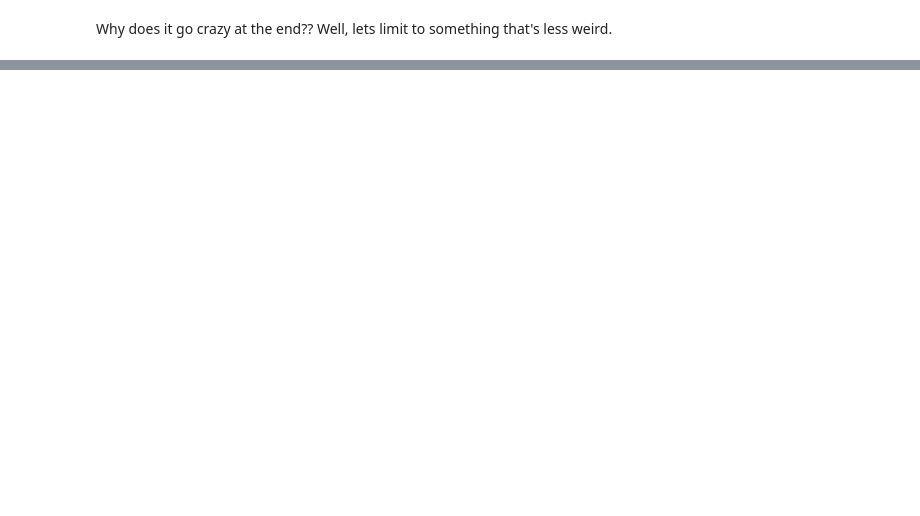
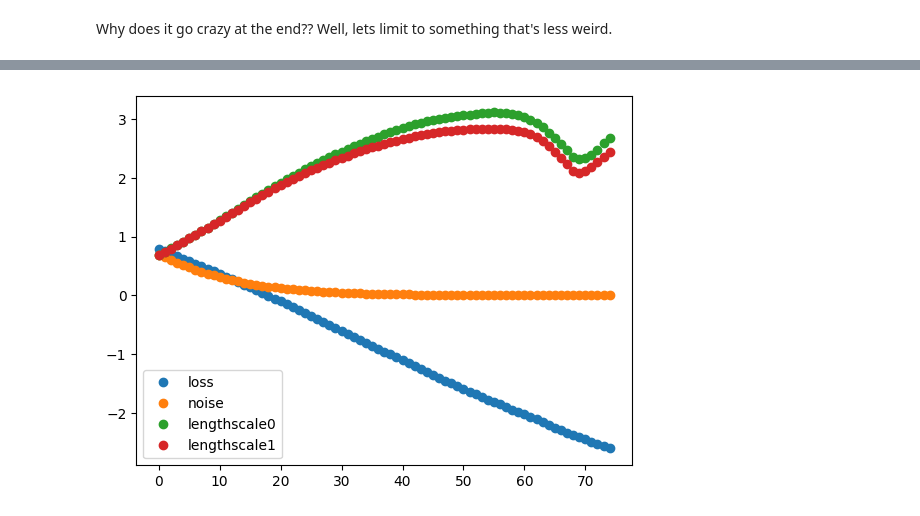
Before and after one commit to eteq/m31_jwst_2609, a Jupyter notebook: content/proof_of_concept_specphot2.ipynb, the cells around one changed output, grey strips where cells are left out. Drawn from its saved outputs; the diff is of its cells as text; code cells hidden in the pictures; blank space fills up the shorter version.

```diff
--- a/content/proof_of_concept_specphot2.ipynb
+++ b/content/proof_of_concept_specphot2.ipynb
@@ -309,0 +371,49 @@ with torch.no_grad(), gpytorch.settings.fast_pred_var():
+# %%
+validation_fraction = .5
+nvalid = int(X.shape[0]*validation_fraction)
+
+idxs = np.random.permutation(X.shape[0])
+X_test = X[idxs[:nvalid]]
+y0_test = y0[idxs[:nvalid]]
+
+X_train = X[idxs[nvalid:]]
+y0_train = y0[idxs[nvalid:]]
+# %%
+likelihood = gpytorch.likelihoods.GaussianLikelihood().to(torch_device)
+model = ExactGPModel(X_train, y0_train, likelihood).to(torch_device)
+
+model.train()
+
+optimizer = torch.optim.Adam(model.parameters(), lr=0.1)
+
+mll = gpytorch.mlls.ExactMarginalLogLikelihood(likelihood, model).to(torch_device)
+
+
+fits = []
+t = tqdm(range(75))
+for i in t:
+    # Zero gradients from previous iteration
+    optimizer.zero_grad()
+    # Output from model
+    output = model(X_train)
+    # Calc loss and backprop gradients
+    loss = -mll(output, y0_train)
+    loss.backward()
+
+    fits.append([loss.item(), model.likelihood.noise.item()])
+    for ls in model.covar_module.base_kernel.lengthscale.cpu().detach().numpy()[0]:
+        fits[-1].append(ls)
+
+    t.set_description(f'loss={loss}')
+    t.refresh()
+
+    optimizer.step()
+
+labels = ['loss', 'noise']
+labels.extend([f'lengthscale{i}' for i in range(len(fits[0])-2)])
+plt.plot(fits, 'o', label=labels)
+plt.legend(loc=0)
+
+model.eval()
+# %% [output]
+[figure, added]
```
Also changed, not shown: parts of 35 cells of this notebook, 2 other files.
